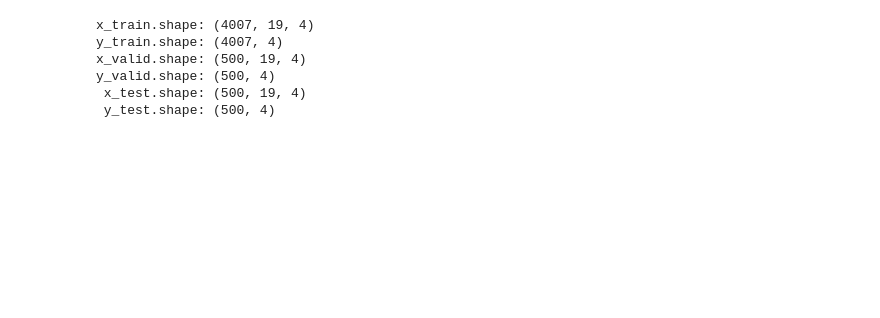
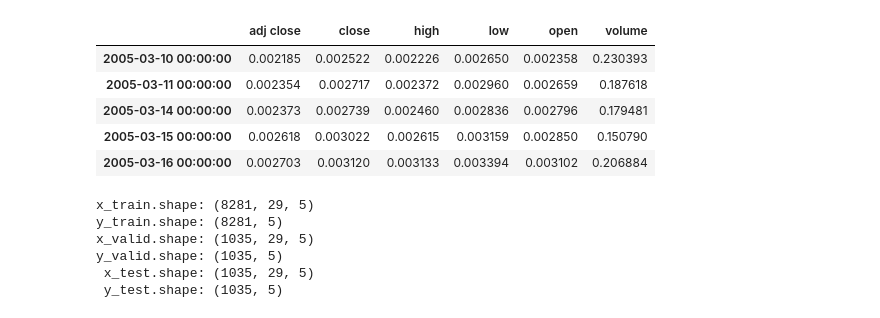
Before and after one commit to ajmal017/FinTech, a Jupyter notebook: StockPredTF.ipynb, the cells around one changed output. Saved outputs shown, nothing was run; the diff lists cells and outputs as text; code cells hidden in the pictures; blank space fills up the shorter version.

```diff
--- a/StockPredTF.ipynb
+++ b/StockPredTF.ipynb
@@ -30,7 +71,19 @@ data = data[['High', 'Low', 'Open', 'Close']]
 # %%
-def normalize_data(df):
-  features = ['Open', 'High', 'Low', 'Close']
-  min_max_scaler = sklearn.preprocessing.MinMaxScaler()
-  for feature in features:
-    df[feature] = min_max_scaler.fit_transform(df[feature].values.reshape(-1, 1))
-  return df, min_max_scaler
+def normalize_data(stocks_df):
+    df = stocks_df.copy()
+    features = ['volume', 'open', 'high', 'low', 'close', 'adj close']
+    min_max_scaler = None
+    for feature in features:
+        min_max_scaler = sklearn.preprocessing.MinMaxScaler()
+        df[feature] = min_max_scaler.fit_transform(df[feature].values.reshape(-1, 1))
+    return df, min_max_scaler
+
+stocks_scaled, close_scaler = normalize_data(stocks)
+display(stocks_scaled.head(5))
+# %% [output]
+|  | adj close | close | high | low | open | volume |
+| 2005-03-10 00:00:00 | 0.002185 | 0.002522 | 0.002226 | 0.002650 | 0.002358 | 0.230393 |
+| 2005-03-11 00:00:00 | 0.002354 | 0.002717 | 0.002372 | 0.002960 | 0.002659 | 0.187618 |
+| 2005-03-14 00:00:00 | 0.002373 | 0.002739 | 0.002460 | 0.002836 | 0.002796 | 0.179481 |
+| 2005-03-15 00:00:00 | 0.002618 | 0.003022 | 0.002615 | 0.003159 | 0.002850 | 0.150790 |
+| 2005-03-16 00:00:00 | 0.002703 | 0.003120 | 0.003133 | 0.003394 | 0.003102 | 0.206884 |
@@ -39,26 +90,24 @@ data, scaler = normalize_data(data)
 # %%
-valid_set_size_percentage = 10
-test_set_size_percentage = 10
-seq_len = 20
+def load_data(scaled_df, seq):
+    data_raw = scaled_df.values
+    data = []
+    for index in range(len(data_raw) - seq):
+        data.append(data_raw[index: index + seq])
+    data = np.array(data)
+    valid_size = int(valid_set_size_percentage/100*data.shape[0])
+    test_size = int(test_set_size_percentage/100*data.shape[0])
+    train_size = len(data) - valid_size - test_size
+    x_train = data[:train_size, :-1, :-1]
+    y_train = data[:train_size,  -1, :-1]
 
-def load_data(stock, seq_len):
-  data_raw = stock.values
-  data = []
-  for index in range(len(data_raw) - seq_len):
-    data.append(data_raw[index: index + seq_len])
-  data = np.array(data)
-  valid_set_size = int(valid_set_size_percentage/100*data.shape[0])
-  test_set_size = int(test_set_size_percentage/100*data.shape[0])
-  train_set_size = len(data) - valid_set_size - test_set_size
-  x_train = data[:train_set_size,:-1,:]
-  y_train = data[:train_set_size, -1,:]
-  x_valid = data[train_set_size:train_set_size+valid_set_size,:-1,:]
-  y_valid = data[train_set_size:train_set_size+valid_set_size, -1,:]
-  x_test  = data[train_set_size+valid_set_size:,:-1,:]
-  y_test  = data[train_set_size+valid_set_size:, -1,:]
-  return [x_train, y_train, x_valid, y_valid, x_test, y_test]
+    x_valid = data[train_size: train_size + valid_size, :-1, :-1]
+    y_valid = data[train_size: train_size + valid_size,  -1, :-1]
 
-x_train, y_train, x_valid, y_valid, x_test, y_test = load_data(data, seq_len)
+    x_test  = data[train_size + valid_size:, :-1, :-1]
+    y_test  = data[train_size + valid_size:,  -1,  :-1]
+    return [x_train, y_train, x_valid, y_valid, x_test, y_test]
+
+x_train, y_train, x_valid, y_valid, x_test, y_test = load_data(stocks_scaled, seq_len)
 print ('x_train.shape:', x_train.shape)
 print ('y_train.shape:', y_train.shape)
 print ('x_valid.shape:', x_valid.shape)
@@ -66,9 +115,9 @@ print ('y_valid.shape:', y_valid.shape)
 print (' x_test.shape:', x_test.shape)
 print (' y_test.shape:', y_test.shape)
 # %% [output]
-x_train.shape: (4007, 19, 4)
-y_train.shape: (4007, 4)
-x_valid.shape: (500, 19, 4)
-y_valid.shape: (500, 4)
- x_test.shape: (500, 19, 4)
- y_test.shape: (500, 4)
+x_train.shape: (8281, 29, 5)
+y_train.shape: (8281, 5)
+x_valid.shape: (1035, 29, 5)
+y_valid.shape: (1035, 5)
+ x_test.shape: (1035, 29, 5)
+ y_test.shape: (1035, 5)
```
Also changed, not shown: parts of 21 cells of this notebook.
